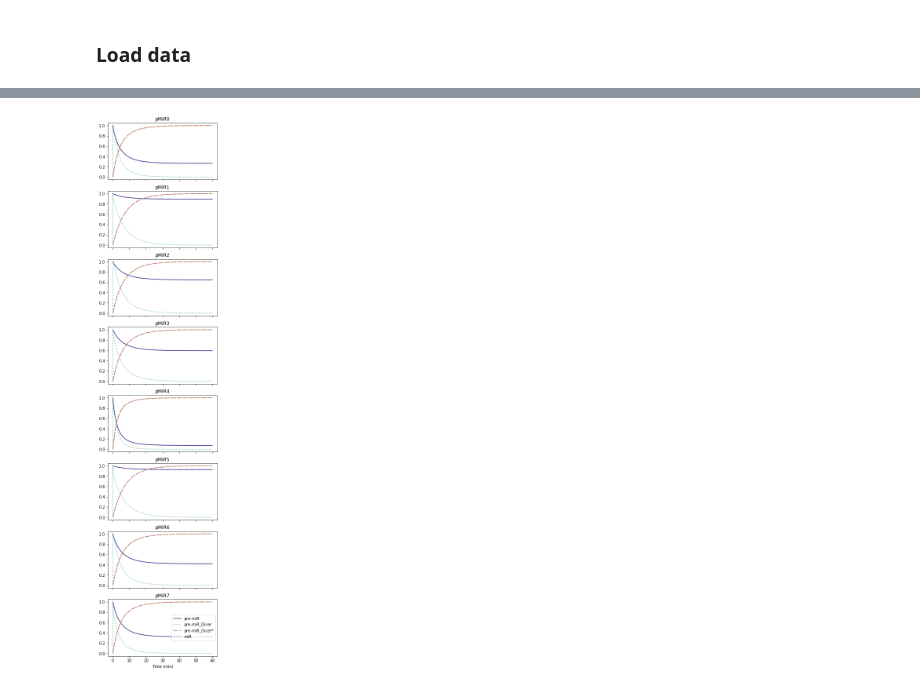
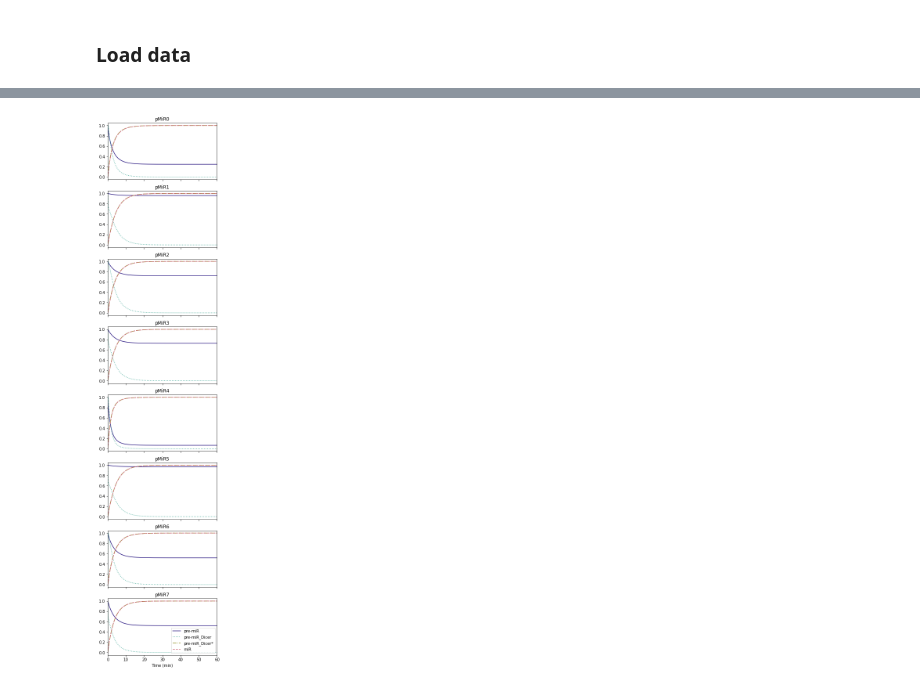
Before and after one commit to SofiaRaak/Dicer-miRNA-dynamics-model, a Jupyter notebook: 8-species_competition.ipynb, the cells around one changed output, grey strips where cells are left out. Cells and saved outputs as stored; diff of their text form; code cells hidden in the pictures.

Commit message:
Updated notebooks to include new figures and system exploration

```diff
--- a/8-species_competition.ipynb
+++ b/8-species_competition.ipynb
@@ -12,8 +12,8 @@ import matplotlib.pyplot as plt
 import matplotlib.lines as mlines
 from tqdm import tqdm
 # %%
-destdir_csvs = './outputs/8sp-comp/csvs/'
-destdir_figs = './outputs/8sp-comp/plots/'
+destdir_csvs = './outputs/8sp-comp/csvs2/'
+destdir_figs = './outputs/8sp-comp/plots2/'
 # %% [markdown]
 ## Generate model
 # %%
@@ -69,8 +69,8 @@ exec(model)
 names = []
 for i in tqdm(range(len(dvars))):
     init = inits1 + [dvars[i]]
-
-    res = solve_ivp(runModel, (0, int(params.minutes)), init, \
+     #up time model run to reach steady state
+    res = solve_ivp(runModel, (0, 3000), init, \
                     args = (ka, kb, kc, kd), method = 'LSODA')
 
     mirna_length = int((len(res.y)-1)/4)
@@ -98,7 +98,8 @@ names_control = []
 for l in tqdm(range(len(ka))):
     for i in range(len(dvars)):
         init = inits_control + [dvars[i]]
-        res = solve_ivp(runModel, (0, int(params.minutes)), init, \
+        #up time model run to reach steady state
+        res = solve_ivp(runModel, (0, 3000), init, \
                         args = ([ka[l]], [kb[l]], [kc[l]], [kd[l]]), method = 'LSODA')
         mirna_length = int((len(res.y)-1)/4)
         index = []
@@ -117,6 +118,19 @@ for l in tqdm(range(len(ka))):
 ## Plot models
 # %% [markdown]
 ### Load data
+# %%
+#Only run if needing to load old data
+names_control = []
+names = []
+
+for i in range(len(dvars)):
+
+    name = 'model_' + variations[i]
+    names.append(name)
+
+    for l in range(len(ka)):
+        name2 = 'miRNA' + str(l) + '_control_' + variations[i]
+        names_control.append(name2)
 # %%
 for name in names:
     exec(name  + ' = pd.read_csv("' + destdir_csvs + name + '.csv", header = [0])')
@@ -446,39 +589,41 @@ plt.show()
 fig, ax = plt.subplots(8, sharex = True, sharey = True, figsize = (5, 25))
 
 for i in range(8):
+
     ax[i].plot(model_51['time_min'],
                model_51['pMiR' + str(i)] / np.max(np.array(model_51['pMiR' + str(i)])),
                color = params.colors[0][0],
                linestyle = ['-', ':', '-.', '--'][0])
     ax[i].plot(model_51['time_min'],
                model_51['pMiR_dicer' + str(i)] / np.max(np.array(model_51['pMiR_dicer' + str(i)])),
                color = params.colors[1][0],
                linestyle = ['-', ':', '-.', '--'][1])
     ax[i].plot(model_51['time_min'],
                model_51['pMiR_dicer_star' + str(i)] / np.max(np.array(model_51['pMiR_dicer_star' + str(i)])),
                color = params.colors[2][0],
                linestyle = ['-', ':', '-.', '--'][2])
     ax[i].plot(model_51['time_min'],
                model_51['miR' + str(i)] / np.max(np.array(model_51['miR' + str(i)])),
                color = params.colors[3][0],
                linestyle = ['-', ':', '-.', '--'][3])
     ax[i].set_title('pMiR' + str(i))
+    ax[i].set_xlim(0, 60)
 
     leg = []
     for j in range(4):
         leg.append(mlines.Line2D([], [], linestyle = ['-', ':', '-.', '--'][j],
                                  color = params.colors[j][0],
                                  label = ['pre-miR', 'pre-miR_Dicer', 'pre-miR_Dicer*', 'miR'][j]))
 
     plt.legend(handles = leg)
 
 ax[-1].set_xlabel('Time (min)')
 
 plt.savefig(destdir_figs + 'time_05nM-Dicer.svg', dpi = 600, bbox_inches = 'tight')
 
 plt.show()
 # %% [output]
-[figure, old version]
+[figure, new version]
 # %%
 #plot all species on same plot for .5nM Dicer
 fig, ax = plt.subplots(8, sharex = True, sharey = True, figsize = (5, 25))
```
Also changed, not shown: parts of 21 cells of this notebook, 1 other file.
